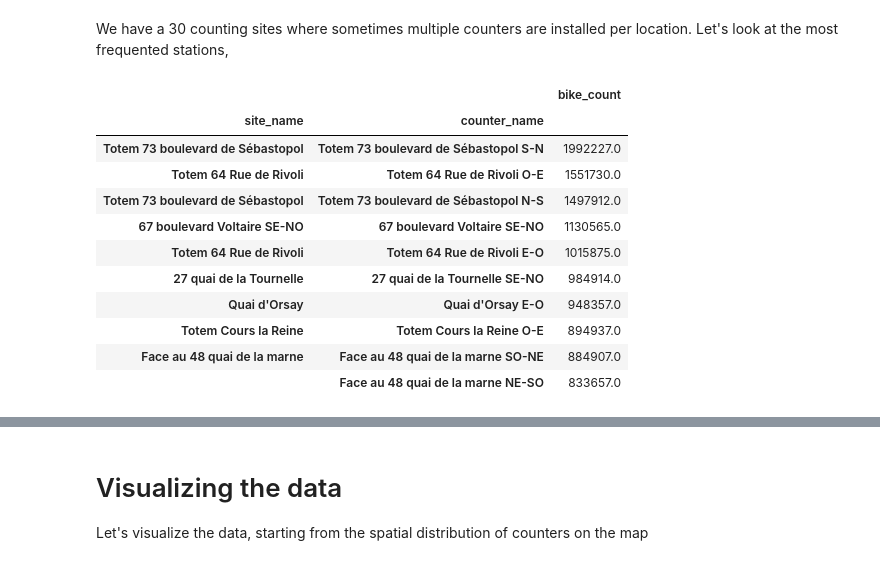
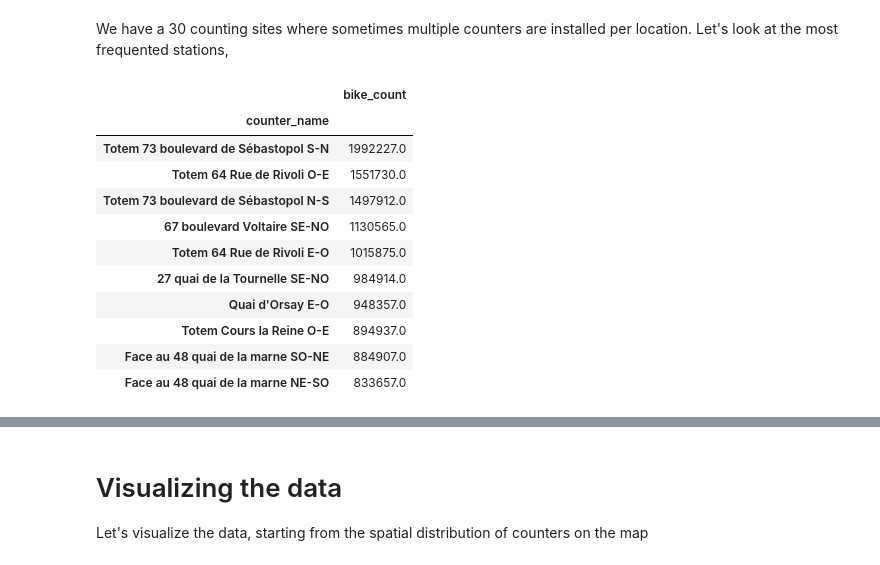
Before and after one commit to thibautboyenval/DSBchallenge, a Jupyter notebook: bike_counters_starting_kit.ipynb, the cells around one changed output, grey strips where cells are left out. Cells and saved outputs as stored; diff of their text form; code cells hidden in the pictures.

```diff
--- a/bike_counters_starting_kit.ipynb
+++ b/bike_counters_starting_kit.ipynb
@@ -89,19 +89,19 @@ dtype: int64
 # %% [markdown]
 We have a 30 counting sites where sometimes multiple counters are installed per location.  Let's look at the most frequented stations,
 # %%
-data.groupby(["site_name", "counter_name"])["bike_count"].sum().sort_values(
+data.groupby(["counter_name"])["bike_count"].sum().sort_values(
     ascending=False
 ).head(10).to_frame()
 # %% [output]
-|  |  | bike_count |
-| site_name | counter_name |  |
-| Totem 73 boulevard de Sébastopol | Totem 73 boulevard de Sébastopol S-N | 1992227.0 |
-| Totem 64 Rue de Rivoli | Totem 64 Rue de Rivoli O-E | 1551730.0 |
-| Totem 73 boulevard de Sébastopol | Totem 73 boulevard de Sébastopol N-S | 1497912.0 |
-| 67 boulevard Voltaire SE-NO | 67 boulevard Voltaire SE-NO | 1130565.0 |
-| Totem 64 Rue de Rivoli | Totem 64 Rue de Rivoli E-O | 1015875.0 |
-| 27 quai de la Tournelle | 27 quai de la Tournelle SE-NO | 984914.0 |
-| Quai d'Orsay | Quai d'Orsay E-O | 948357.0 |
-| Totem Cours la Reine | Totem Cours la Reine O-E | 894937.0 |
-| Face au 48 quai de la marne | Face au 48 quai de la marne SO-NE | 884907.0 |
-|  | Face au 48 quai de la marne NE-SO | 833657.0 |
+|  | bike_count |
+| counter_name |  |
+| Totem 73 boulevard de Sébastopol S-N | 1992227.0 |
+| Totem 64 Rue de Rivoli O-E | 1551730.0 |
+| Totem 73 boulevard de Sébastopol N-S | 1497912.0 |
+| 67 boulevard Voltaire SE-NO | 1130565.0 |
+| Totem 64 Rue de Rivoli E-O | 1015875.0 |
+| 27 quai de la Tournelle SE-NO | 984914.0 |
+| Quai d'Orsay E-O | 948357.0 |
+| Totem Cours la Reine O-E | 894937.0 |
+| Face au 48 quai de la marne SO-NE | 884907.0 |
+| Face au 48 quai de la marne NE-SO | 833657.0 |
```
Also changed, not shown: parts of 14 cells of this notebook, 1 other file.
